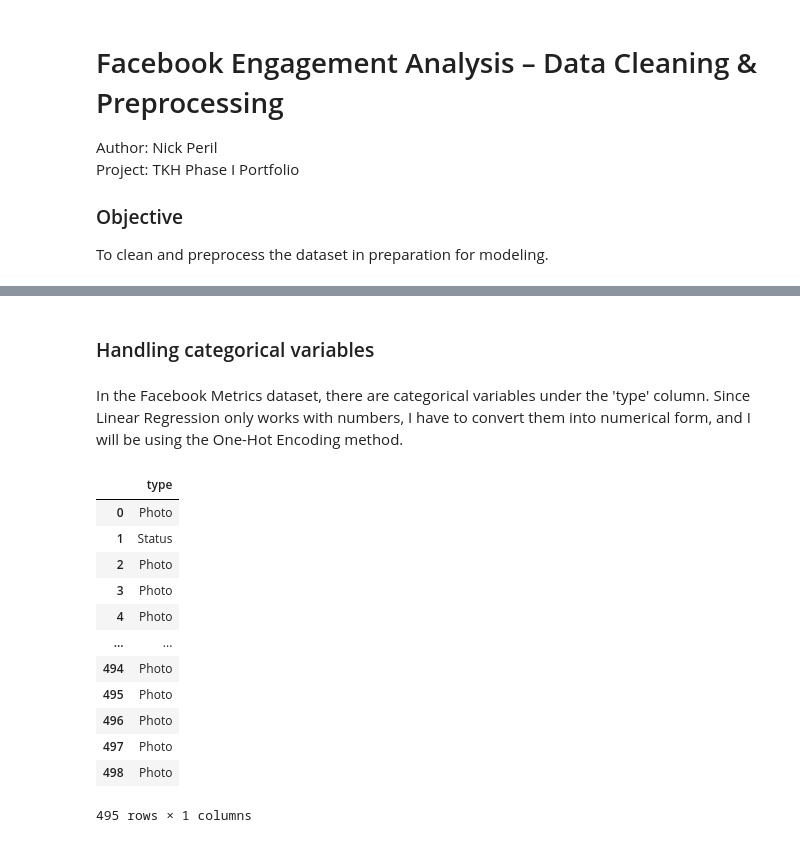
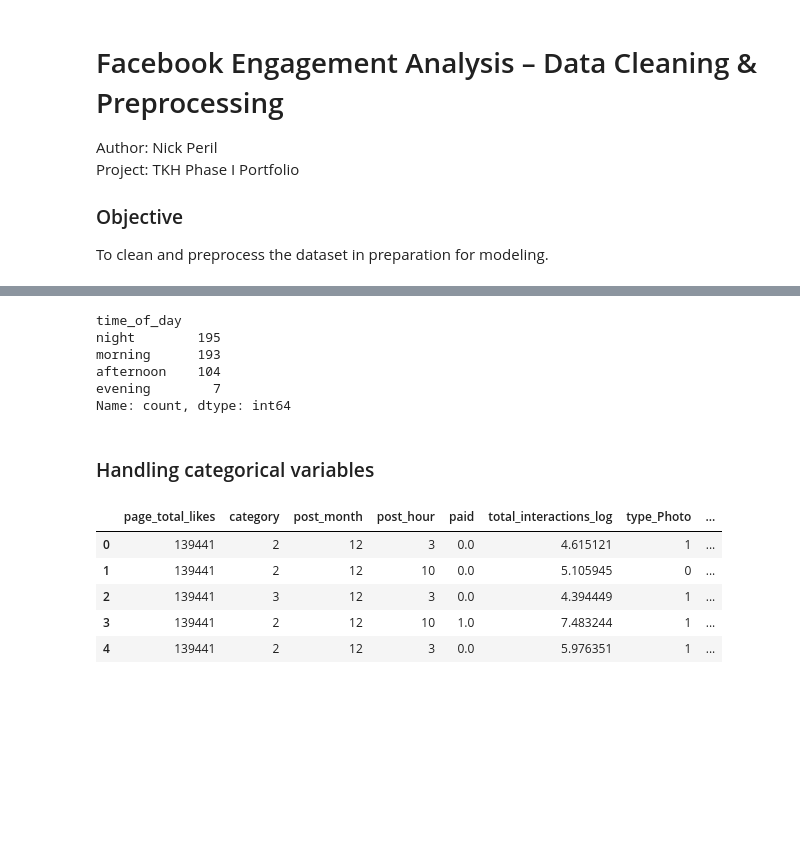
Before and after one commit to nicolous-peril/facebook-engagement-analysis, a Jupyter notebook: code/02_transform.ipynb, the cells around one changed output, grey strips where cells are left out. Saved outputs shown, nothing was run; the diff lists cells and outputs as text; code cells hidden in the pictures; blank space fills up the shorter version.

```diff
--- a/code/02_transform.ipynb
+++ b/code/02_transform.ipynb
@@ -30,0 +39,6 @@ df.head(10)
+# %%
+df = df.drop(columns=['like', 'share', 'comment', 'lifetime_post_total_reach', 'lifetime_post_total_impressions', 'lifetime_engaged_users',
+       'lifetime_post_consumers', 'lifetime_post_consumptions',
+       'lifetime_post_impressions_by_people_who_have_liked_your_page',
+       'lifetime_post_reach_by_people_who_like_your_page',
+       'lifetime_people_who_have_liked_your_page_and_engaged_with_your_post'])
@@ -88,22 +91,33 @@ df['engagement_rate'] = df['total_interactions'] / df['lifetime_post_total_reach
+# %%
+'''
+0-5: night
+6-11: morning
+12-17 afternoon
+18-23 evening
+'''
+
+bins = [0, 6, 12, 18, 24]
+labels = ['night', 'morning', 'afternoon', 'evening']
+
+df['time_of_day'] = pd.cut(df['post_hour'], bins=bins, labels=labels, right=False)
+df['time_of_day'].value_counts()
+# %% [output]
+time_of_day
+night        195
+morning      193
+afternoon    104
+evening        7
+Name: count, dtype: int64
 # %% [markdown]
 ### Handling categorical variables
-# %% [markdown]
-In the Facebook Metrics dataset, there are categorical variables under the 'type' column. Since Linear Regression only works with numbers, I have to convert them into numerical form, and I will be using the One-Hot Encoding method.
-# %%
-df.select_dtypes(include='object')
-# %% [output]
-|  | type |
-| 0 | Photo |
-| 1 | Status |
-| 2 | Photo |
-| 3 | Photo |
-| 4 | Photo |
-| ... | ... |
-| 494 | Photo |
-| 495 | Photo |
-| 496 | Photo |
-| 497 | Photo |
-| 498 | Photo |
-495 rows × 1 columns
 # %%
-df = pd.get_dummies(df, columns=['type'], drop_first=True, dtype=int)
+df = pd.get_dummies(df, columns=['type', 'post_weekday', 'time_of_day'], drop_first=True, dtype=int)
+
+df.head()
+# %% [output]
+|  | page_total_likes | category | post_month | post_hour | paid | total_interactions_log | type_Photo | ... |
+| 0 | 139441 | 2 | 12 | 3 | 0.0 | 4.615121 | 1 | ... |
+| 1 | 139441 | 2 | 12 | 10 | 0.0 | 5.105945 | 0 | ... |
+| 2 | 139441 | 3 | 12 | 3 | 0.0 | 4.394449 | 1 | ... |
+| 3 | 139441 | 2 | 12 | 10 | 1.0 | 7.483244 | 1 | ... |
+| 4 | 139441 | 2 | 12 | 3 | 0.0 | 5.976351 | 1 | ... |
```
Also changed, not shown: parts of 35 cells of this notebook, 1 other file.
